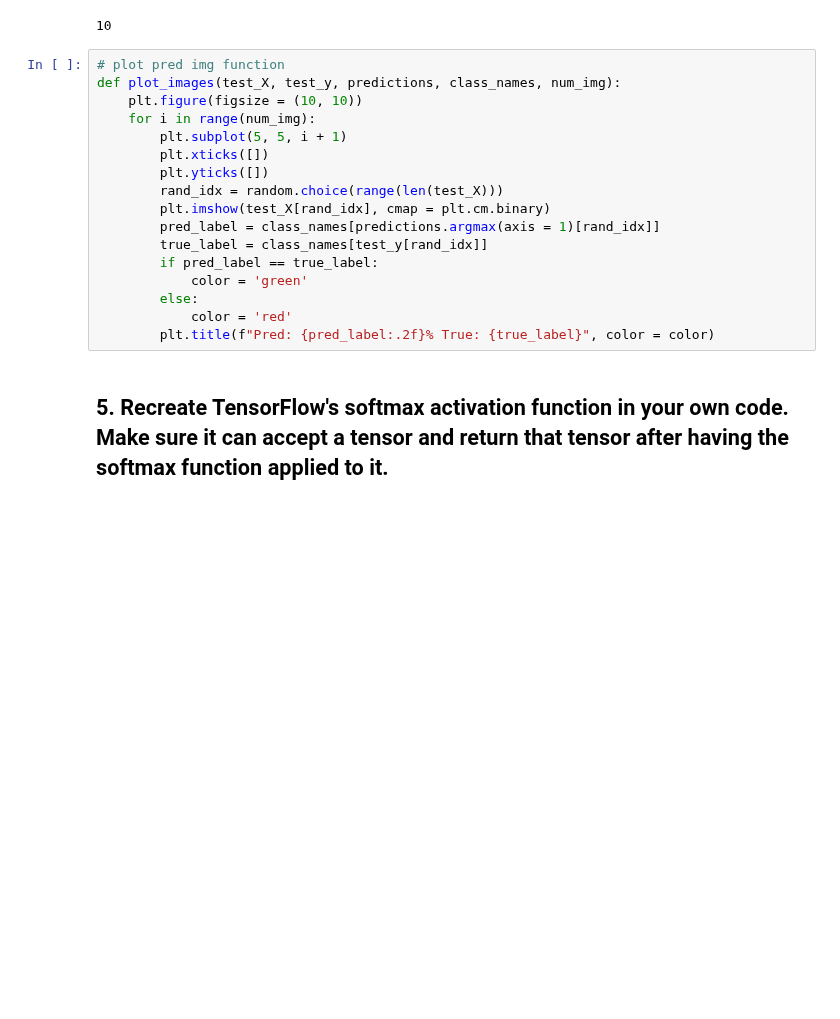
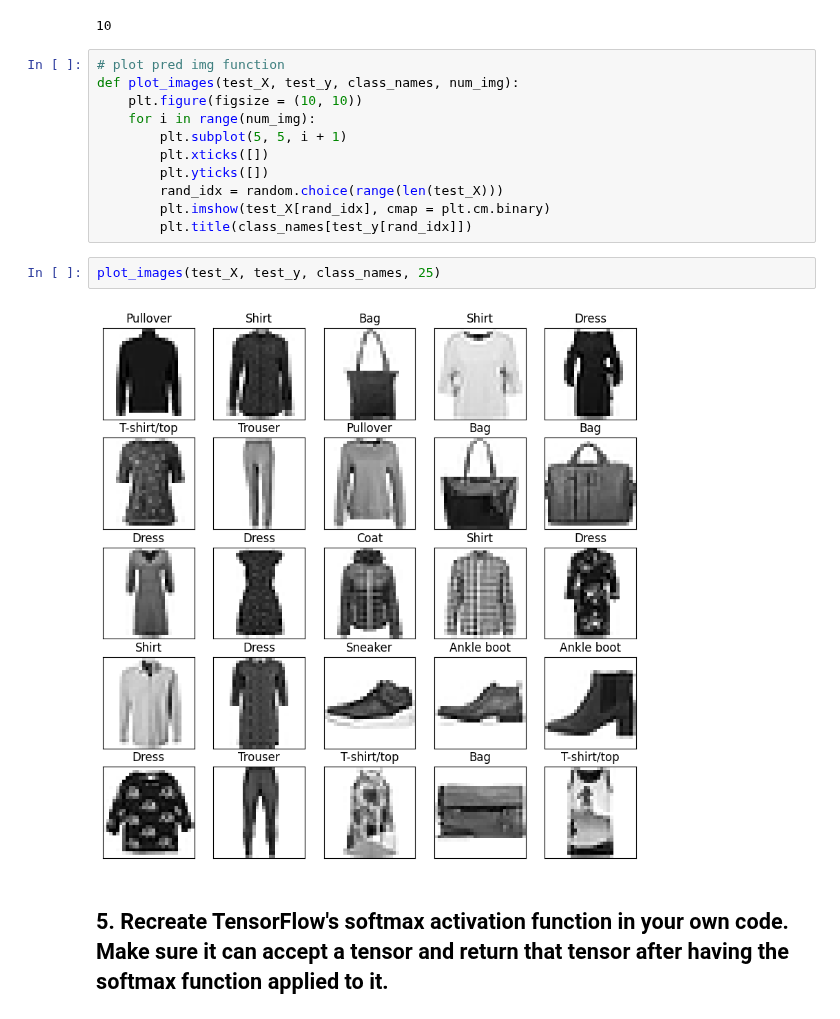
Before and after one commit to yhs2773/TensorFlow-for-Deep-Learning, a Jupyter notebook: Notebooks/02. Neural Network Classification with TensorFlow (Exercise).ipynb, the cells around one changed output. Cells and saved outputs as stored; diff of their text form; blank space fills up the shorter version.

```diff
--- a/Notebooks/02. Neural Network Classification with TensorFlow (Exercise).ipynb
+++ b/Notebooks/02. Neural Network Classification with TensorFlow (Exercise).ipynb
@@ -125,7 +125,7 @@ len(class_names)
 10
 # %%
 # plot pred img function
-def plot_images(test_X, test_y, predictions, class_names, num_img):
+def plot_images(test_X, test_y, class_names, num_img):
     plt.figure(figsize = (10, 10))
     for i in range(num_img):
         plt.subplot(5, 5, i + 1)
@@ -133,13 +133,11 @@ def plot_images(test_X, test_y, predictions, class_names, num_img):
         plt.yticks([])
         rand_idx = random.choice(range(len(test_X)))
         plt.imshow(test_X[rand_idx], cmap = plt.cm.binary)
-        pred_label = class_names[predictions.argmax(axis = 1)[rand_idx]]
-        true_label = class_names[test_y[rand_idx]]
-        if pred_label == true_label:
-            color = 'green'
-        else:
-            color = 'red'
-        plt.title(f"Pred: {pred_label:.2f}% True: {true_label}", color = color)
+        plt.title(class_names[test_y[rand_idx]])
+# %%
+plot_images(test_X, test_y, class_names, 25)
+# %% [output]
+[figure, added]
 # %% [markdown]
 ## 5. Recreate TensorFlow's softmax activation function in your own code. Make sure it can accept a tensor and return that tensor after having the softmax function applied to it.
 # %%
```
Also changed, not shown: parts of 8 cells of this notebook.
